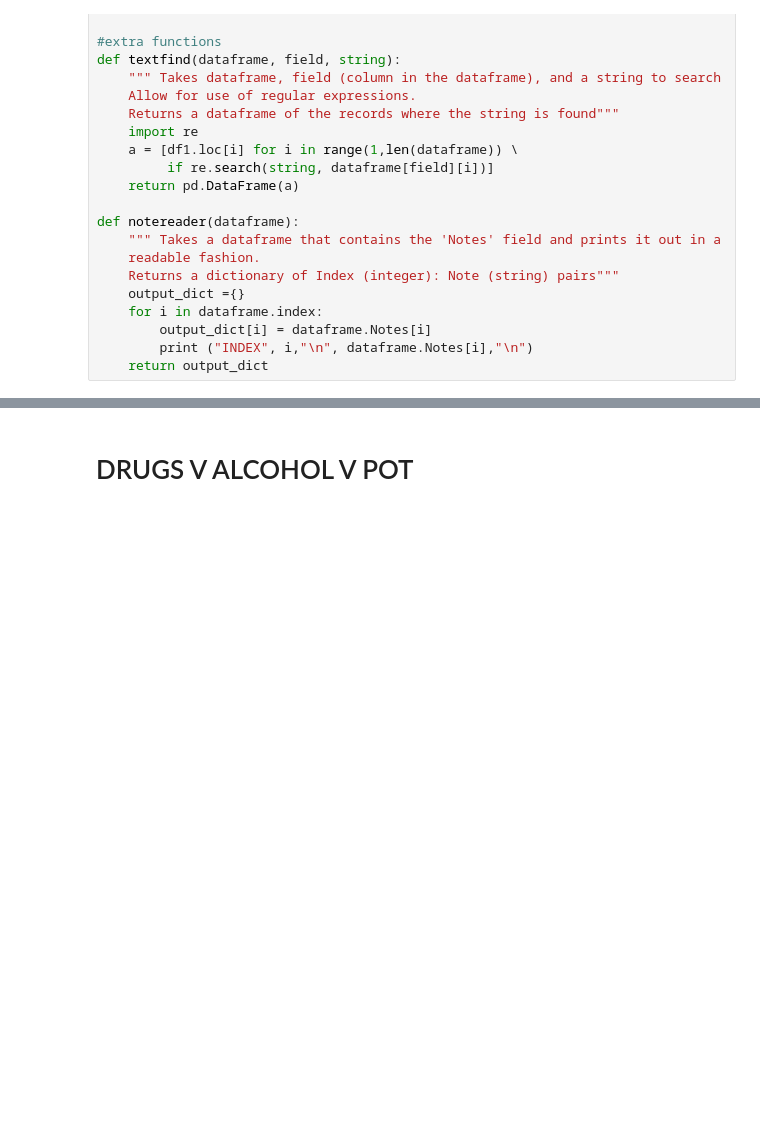
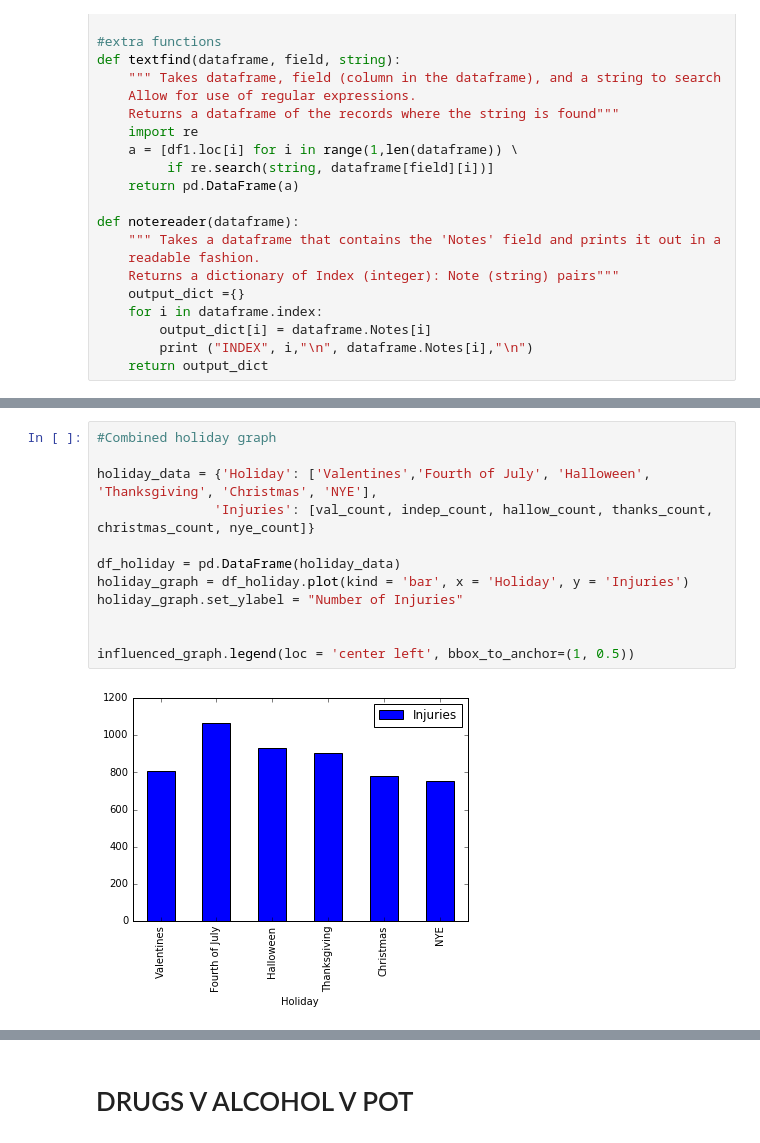
Before and after one commit to pzhou11/MIDS, a Jupyter notebook: Python_Project2/Jen2.ipynb, the cells around one changed output, grey strips where cells are left out. Cells and saved outputs as stored; diff of their text form; blank space fills up the shorter version.

```diff
--- a/Python_Project2/Jen2.ipynb
+++ b/Python_Project2/Jen2.ipynb
@@ -150,0 +168,14 @@ def notereader(dataframe):
+# %%
+#Combined holiday graph
+
+holiday_data = {'Holiday': ['Valentines','Fourth of July', 'Halloween', 'Thanksgiving', 'Christmas', 'NYE'],
+               'Injuries': [val_count, indep_count, hallow_count, thanks_count, christmas_count, nye_count]}
+
+df_holiday = pd.DataFrame(holiday_data)
+holiday_graph = df_holiday.plot(kind = 'bar', x = 'Holiday', y = 'Injuries')
+holiday_graph.set_ylabel = "Number of Injuries"
+
+
+influenced_graph.legend(loc = 'center left', bbox_to_anchor=(1, 0.5))
+# %% [output]
+[figure, added]
```
Also changed, not shown: parts of 21 cells of this notebook, 1 other file.
